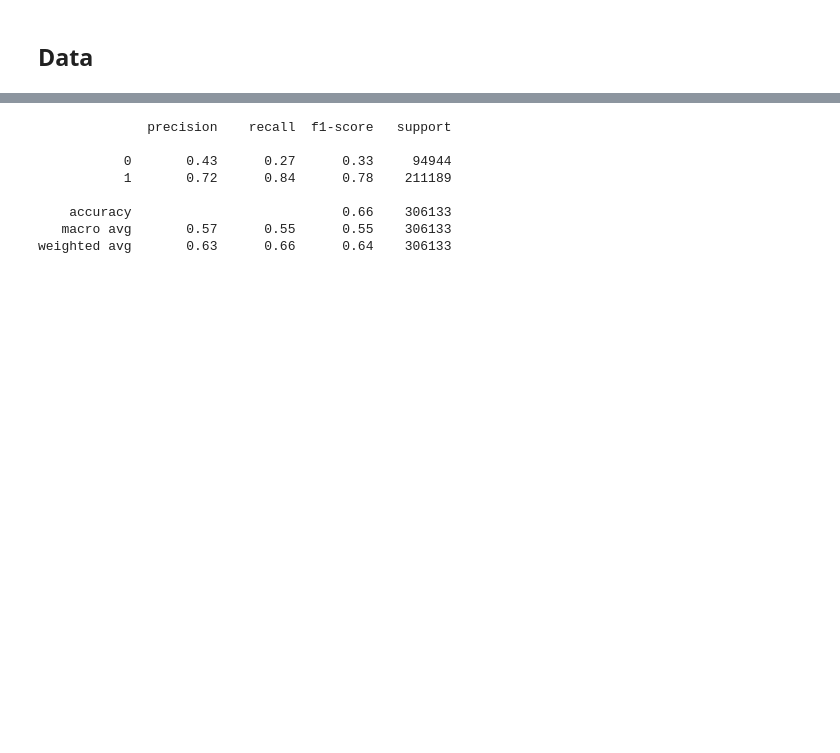
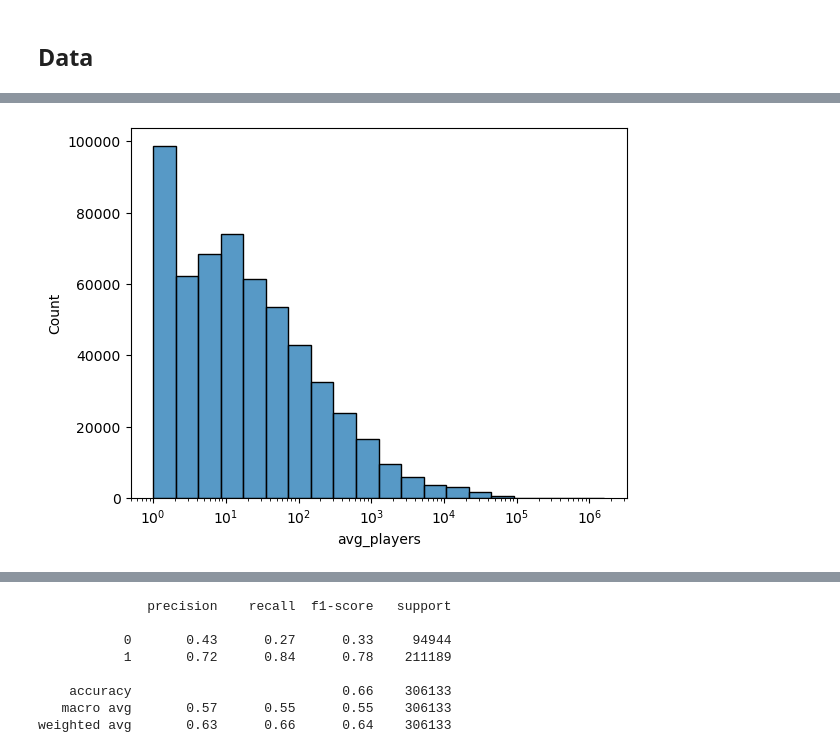
Before and after one commit to COGS108/Group107_WI26, a Jupyter notebook: 03-FinalProject.ipynb, the cells around one changed output, grey strips where cells are left out. Cells and saved outputs as stored; diff of their text form; code cells hidden in the pictures; blank space fills up the shorter version.

```diff
--- a/03-FinalProject.ipynb
+++ b/03-FinalProject.ipynb
@@ -111,0 +379,4 @@ from sklearn.pipeline import Pipeline
+# %%
+log_avg_player_hist = sns.histplot(data=df_clean2,x='avg_players',log_scale=True,bins=20) #applied the log transformation to the distribution down below which make it more normal
+# %% [output]
+[figure, added]
```
Also changed, not shown: parts of 40 cells of this notebook.
